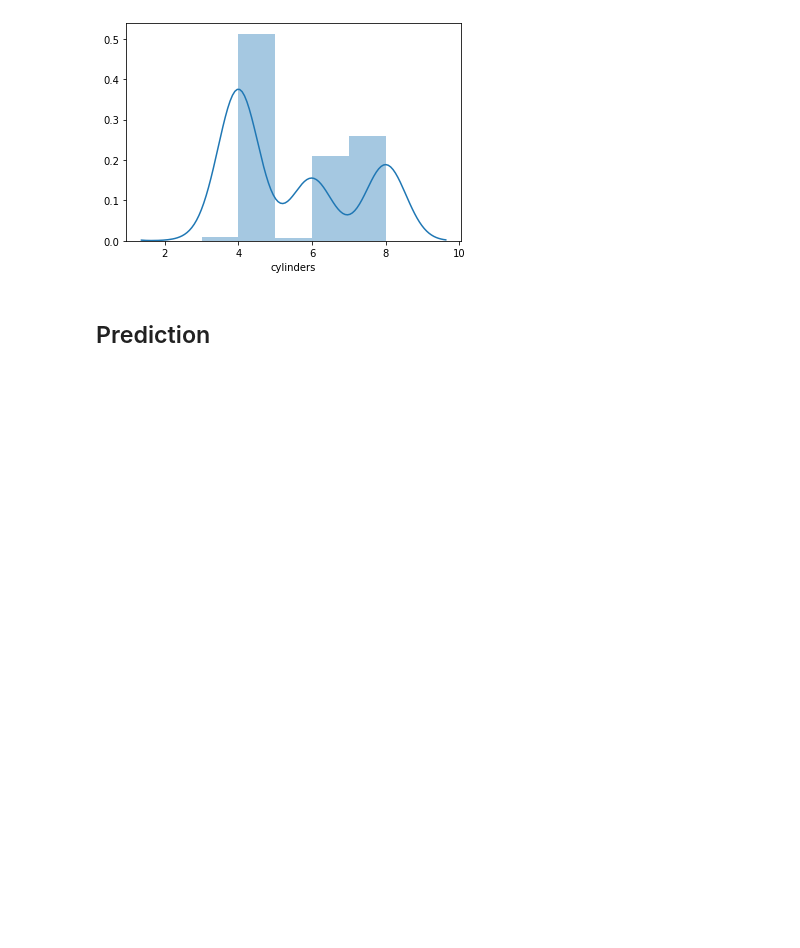
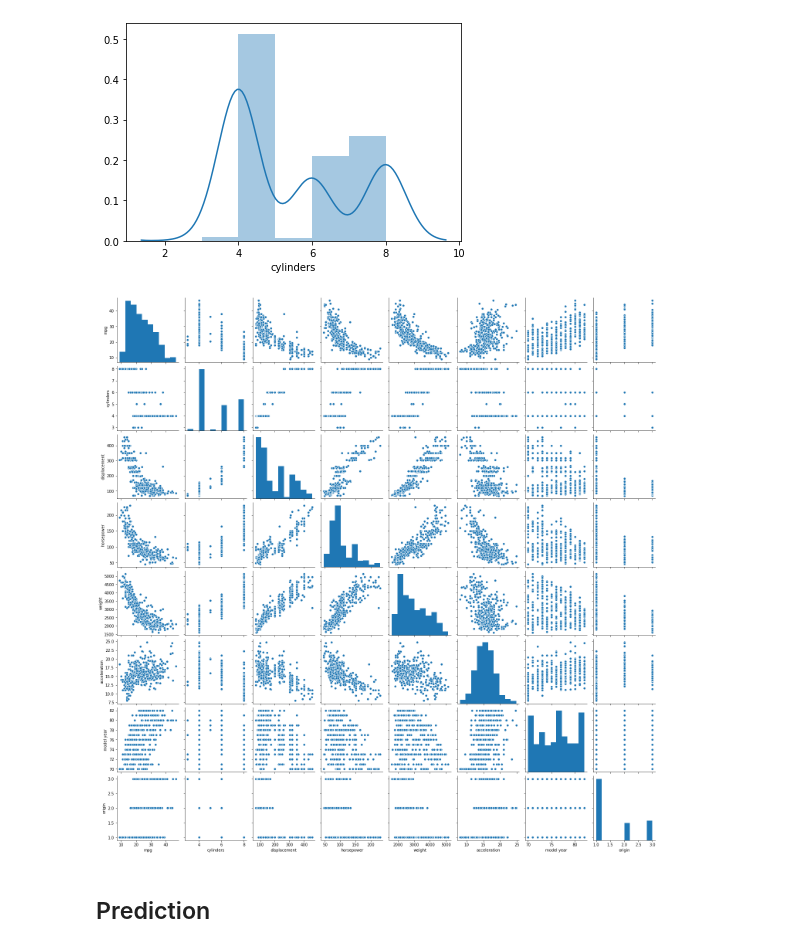
Before and after one commit to Iamsbharti/ML-AI, a Jupyter notebook: algorithms/Liner-Regression/auto_linear.ipynb, the cells around one changed output. Drawn from its saved outputs; the diff is of its cells as text; code cells hidden in the pictures; blank space fills up the shorter version.

Commit message:
pair plot

```diff
--- a/algorithms/Liner-Regression/auto_linear.ipynb
+++ b/algorithms/Liner-Regression/auto_linear.ipynb
@@ -134,6 +134,10 @@ sns.distplot(auto_data.cylinders)
 # %% [output]
 <matplotlib.axes._subplots.AxesSubplot at 0x...>
 [figure]
+# %%
+sns.pairplot(auto_data);
+# %% [output]
+[figure, added]
 # %% [markdown]
 ## Prediction
 # %% [markdown]
```
Also changed, not shown: parts of 1 cell of this notebook.
